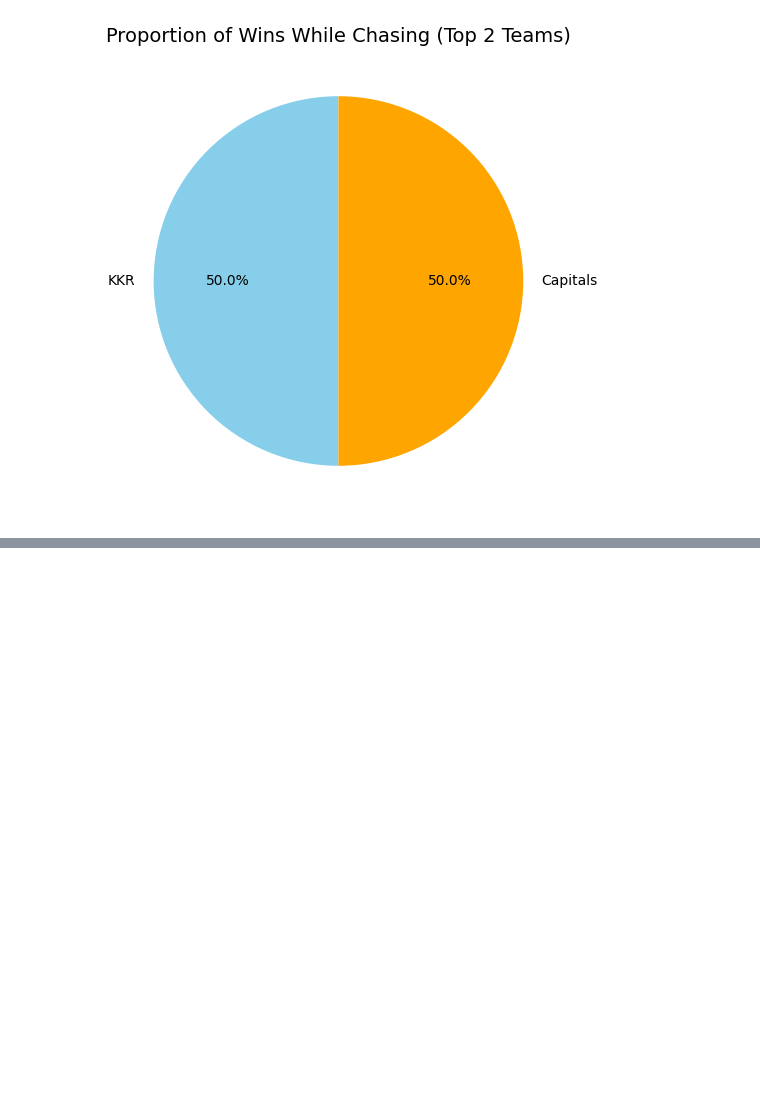
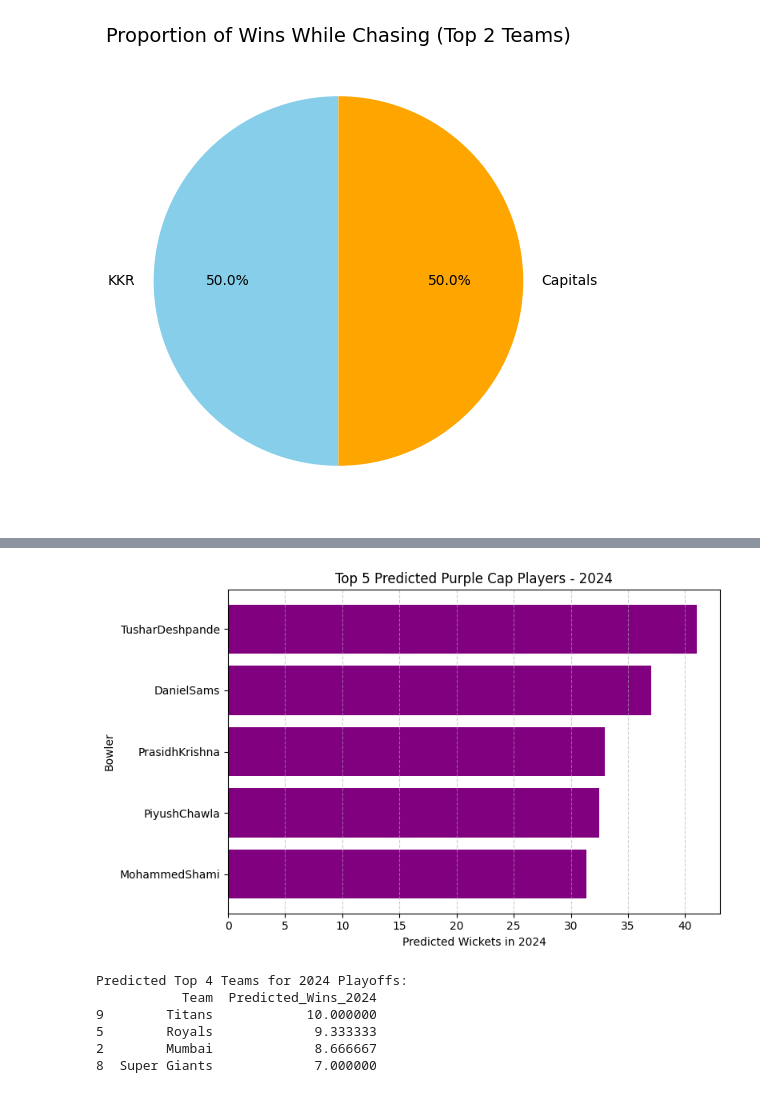
Before and after one commit to Vasista03/Coursework, a Jupyter notebook: cricket_vas.ipynb, the cells around one changed output, grey strips where cells are left out. Saved outputs shown, nothing was run; the diff lists cells and outputs as text; code cells hidden in the pictures; blank space fills up the shorter version.

```diff
--- a/cricket_vas.ipynb
+++ b/cricket_vas.ipynb
@@ -1054,0 +1187,57 @@ plt.show()
+# %%
+#2.1.2 plot
+
+import matplotlib.pyplot as plt
+
+# Take Top 5 for graph
+top5 = purple_cap_2024.head(5)
+
+plt.figure(figsize=(8,5))
+plt.barh(top5['Bowler'], top5['Predicted_Wickets_2024'], color='purple')
+plt.xlabel("Predicted Wickets in 2024")
+plt.ylabel("Bowler")
+plt.title("Top 5 Predicted Purple Cap Players - 2024")
+plt.gca().invert_yaxis()  # So highest is at the top
+plt.grid(axis='x', linestyle='--', alpha=0.6)
+plt.tight_layout()
+plt.show()
+# %% [output]
+[figure, added]
+# %%
+#2.2  top 4 qualifying teams
+
+# Step 2: Count wins per team per year
+team_wins = matches.groupby(['year', 'winner']).size().reset_index(name='wins')
+team_wins.rename(columns={'winner': 'team'}, inplace=True)
+
+# Step 3: Predict wins for 2024 using Linear Regression
+predictions = []
+
+for team in team_wins['team'].unique():
+    data = team_wins[team_wins['team'] == team]
+    if len(data) >= 2:  # Need at least 2 points to fit a line
+        X = data[['year']].values
+        y = data['wins'].values
+
+        model = LinearRegression()
+        model.fit(X, y)
+        pred_2024 = model.predict(np.array([[2024]]))[0]
+
+        predictions.append((team, pred_2024))
+
+# Step 4: Create DataFrame with predictions
+pred_df = pd.DataFrame(predictions, columns=['Team', 'Predicted_Wins_2024'])
+
+# Step 5: Get Top 4 teams
+top_teams = pred_df.sort_values(by='Predicted_Wins_2024', ascending=False)
+
+# Results
+print("Predicted Top 4 Teams for 2024 Playoffs:")
+print(top_teams.head(4))
+# %% [output]
+Predicted Top 4 Teams for 2024 Playoffs:
+           Team  Predicted_Wins_2024
+9        Titans            10.000000
+5        Royals             9.333333
+2        Mumbai             8.666667
+8  Super Giants             7.000000
```
Also changed, not shown: parts of 17 cells of this notebook.
